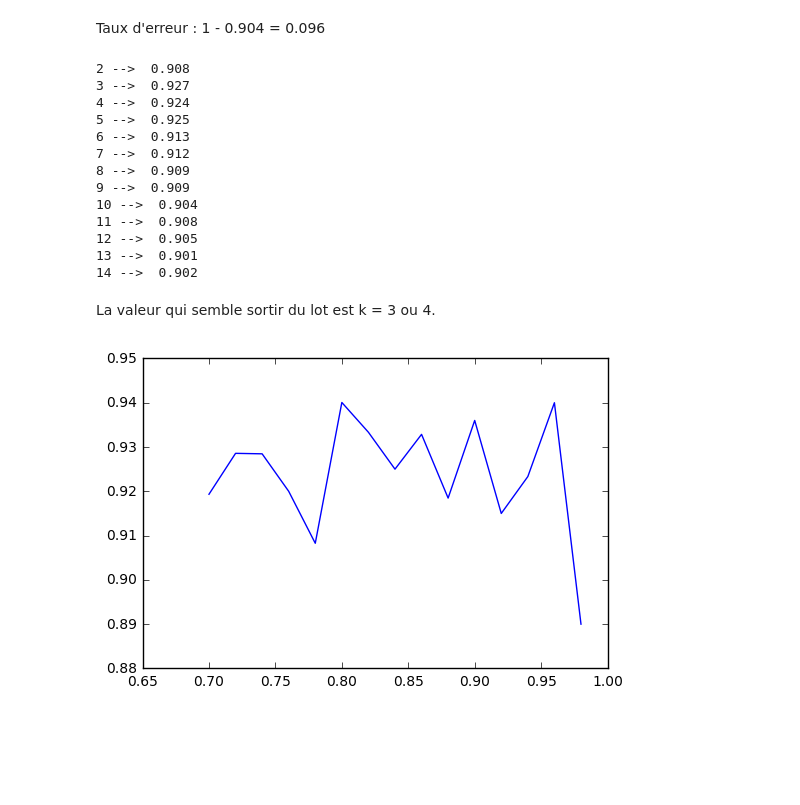
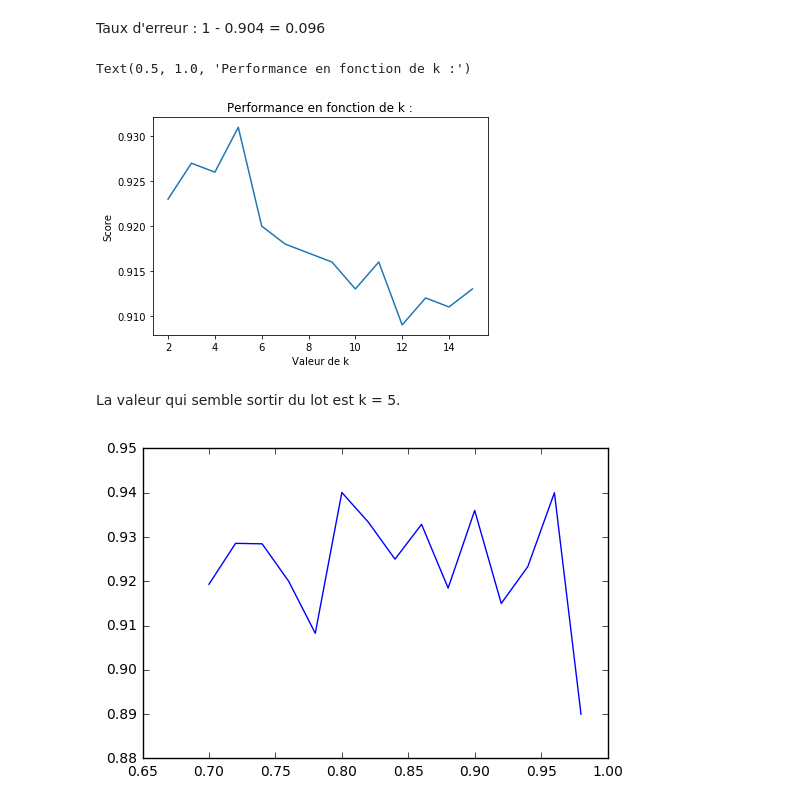
Before and after one commit to thomascazaubon/Apprentissage_Cazaubon_Plantec, a Jupyter notebook: TP1_KNN_CAZAUBON_PLANTEC.ipynb, the cells around one changed output. Saved outputs shown, nothing was run; the diff lists cells and outputs as text; code cells hidden in the pictures; blank space fills up the shorter version.

```diff
--- a/TP1_KNN_CAZAUBON_PLANTEC.ipynb
+++ b/TP1_KNN_CAZAUBON_PLANTEC.ipynb
@@ -159,26 +173,22 @@ clf.score(xtest, ytest)
 # %% [markdown]
 Taux d'erreur : 1 - 0.904 = 0.096
 # %%
-for i in range (2,15) :
+kResults = []
+
+for i in range (2,16) :
     clf = neighbors.KNeighborsClassifier(i)
     clf.fit(xtrain, ytrain)
-    print(i, "--> ", clf.score(xtest, ytest))
+    kResults.append(clf.score(xtest, ytest))
+
+plt.plot(range(2,16),kResults)
+plt.xlabel("Valeur de k")
+plt.ylabel("Score")
+plt.title("Performance en fonction de k :")
 # %% [output]
-2 -->  0.908
-3 -->  0.927
-4 -->  0.924
-5 -->  0.925
-6 -->  0.913
-7 -->  0.912
-8 -->  0.909
-9 -->  0.909
-10 -->  0.904
-11 -->  0.908
-12 -->  0.905
-13 -->  0.901
-14 -->  0.902
+Text(0.5, 1.0, 'Performance en fonction de k :')
+[figure, added]
 # %% [markdown]
-La valeur qui semble sortir du lot est k = 3 ou 4.
+La valeur qui semble sortir du lot est k = 5.
 # %%
 from pylab import *
 
```
Also changed, not shown: parts of 4 cells of this notebook.
